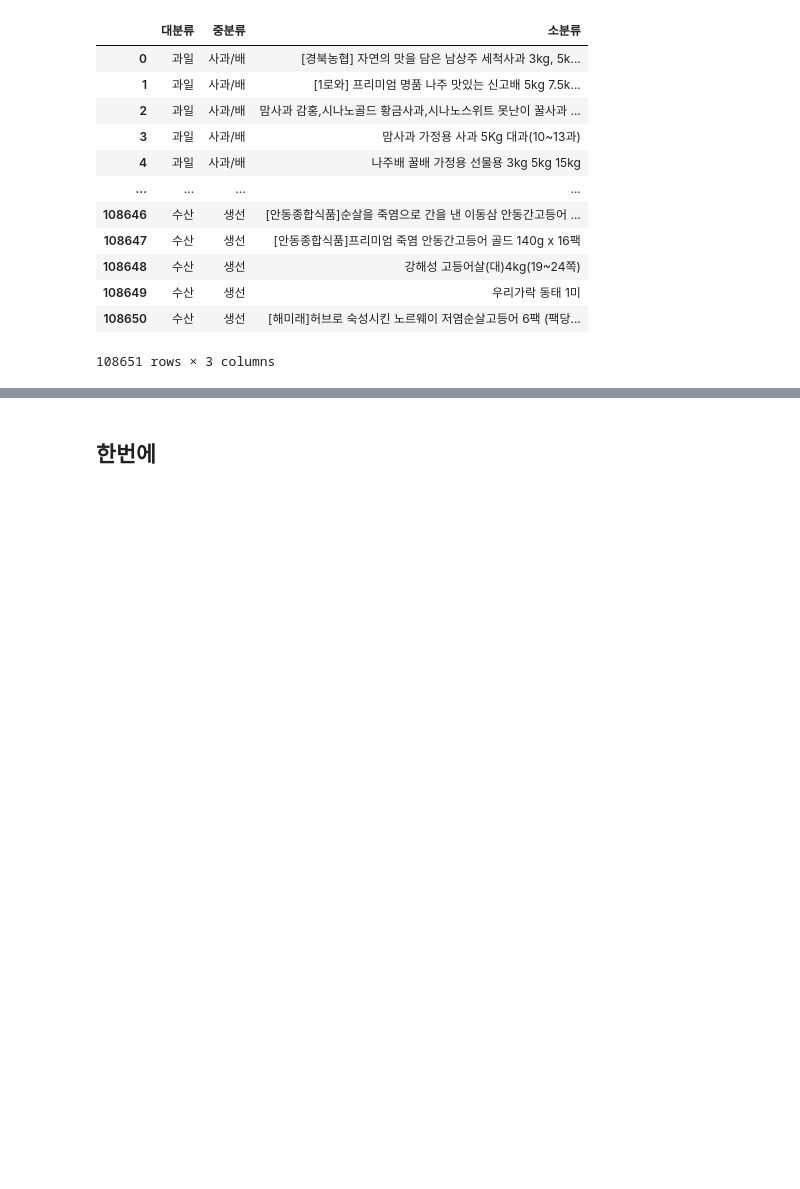
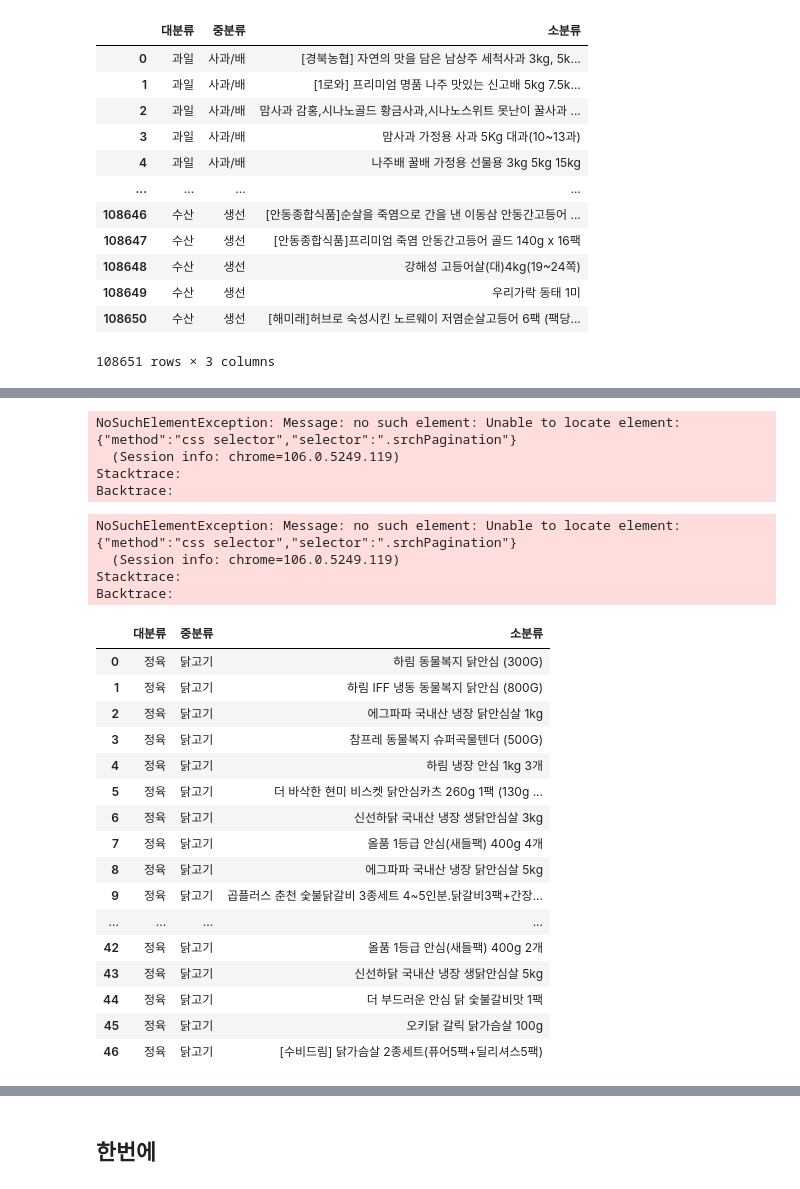
Before and after one commit to shinjangwoon/Store_Analysis, a Jupyter notebook: crawling/crawling.ipynb, the cells around one changed output, grey strips where cells are left out. Cells and saved outputs as stored; diff of their text form; code cells hidden in the pictures; blank space fills up the shorter version.

```diff
--- a/crawling/crawling.ipynb
+++ b/crawling/crawling.ipynb
@@ -4460,0 +5510,14 @@ e
+# %%
+# 가슴살
+가슴살 = []
+driver.get('https://www.lotteon.com/search/render/render.ecn?render=nqapi&platform=pc&collection_id=9&login=Y&u9=navigate&u8=FC01080301&mallId=1')
+for f in range(1,36):
+    time.sleep(2)
+    name = driver.find_elements_by_class_name('srchProductUnitTitle')
+    time.sleep(2)
+    for named in range(0,len(name)):
+        가슴살.append(name[named].text)
+    if driver.find_element_by_class_name('srchPagination').text.split('\n')[-2] == '현재 페이지':
+        break
+    else:
+        driver.find_element_by_class_name('srchPaginationNext').click()
@@ -4460,0 +5543,49 @@ e
+# %%
+driver.find_element_by_class_name('srchPagination') ==
+# %% [output]
+NoSuchElementException: Message: no such element: Unable to locate element: {"method":"css selector","selector":".srchPagination"}
+  (Session info: chrome=106.0.5249.119)
+Stacktrace:
+Backtrace:
+# %%
+# 닭안심
+닭안심 = []
+driver.get('https://www.lotteon.com/search/render/render.ecn?render=nqapi&platform=pc&collection_id=9&login=Y&u9=navigate&u8=FC01080305&mallId=1')
+for f in range(1,36):
+    time.sleep(2)
+    name = driver.find_elements_by_class_name('srchProductUnitTitle')
+    time.sleep(2)
+    for named in range(0,len(name)):
+        닭안심.append(name[named].text)
+    if driver.find_element_by_class_name('srchPagination').text.split('\n')[-2] == '현재 페이지':
+        break
+    else:
+        driver.find_element_by_class_name('srchPaginationNext').click()
+# %% [output]
+NoSuchElementException: Message: no such element: Unable to locate element: {"method":"css selector","selector":".srchPagination"}
+  (Session info: chrome=106.0.5249.119)
+Stacktrace:
+Backtrace:
+# %%
+닭안심_df = pd.DataFrame(data=닭안심, columns=['소분류'])
+닭안심_df[['중분류', '대분류']] = ['닭고기', '정육']
+닭안심_df = 닭안심_df[['대분류','중분류', '소분류']]
+닭안심_df
+# %% [output]
+|  | 대분류 | 중분류 | 소분류 |
+| 0 | 정육 | 닭고기 | 하림 동물복지 닭안심 (300G) |
+| 1 | 정육 | 닭고기 | 하림 IFF 냉동 동물복지 닭안심 (800G) |
+| 2 | 정육 | 닭고기 | 에그파파 국내산 냉장 닭안심살 1kg |
+| 3 | 정육 | 닭고기 | 참프레 동물복지 슈퍼곡물텐더 (500G) |
+| 4 | 정육 | 닭고기 | 하림 냉장 안심 1kg 3개 |
+| 5 | 정육 | 닭고기 | 더 바삭한 현미 비스켓 닭안심카츠 260g 1팩 (130g ... |
+| 6 | 정육 | 닭고기 | 신선하닭 국내산 냉장 생닭안심살 3kg |
+| 7 | 정육 | 닭고기 | 올품 1등급 안심(새들팩) 400g 4개 |
+| 8 | 정육 | 닭고기 | 에그파파 국내산 냉장 닭안심살 5kg |
+| 9 | 정육 | 닭고기 | 곱플러스 춘천 숯불닭갈비 3종세트 4~5인분.닭갈비3팩+간장... |
+| ... | ... | ... | ... |
+| 42 | 정육 | 닭고기 | 올품 1등급 안심(새들팩) 400g 2개 |
+| 43 | 정육 | 닭고기 | 신선하닭 국내산 냉장 생닭안심살 5kg |
+| 44 | 정육 | 닭고기 | 더 부드러운 안심 닭 숯불갈비맛 1팩 |
+| 45 | 정육 | 닭고기 | 오키닭 갈릭 닭가슴살 100g |
+| 46 | 정육 | 닭고기 | [수비드림] 닭가슴살 2종세트(퓨어5팩+딜리셔스5팩) |
```
Also changed, not shown: parts of 84 cells of this notebook.
